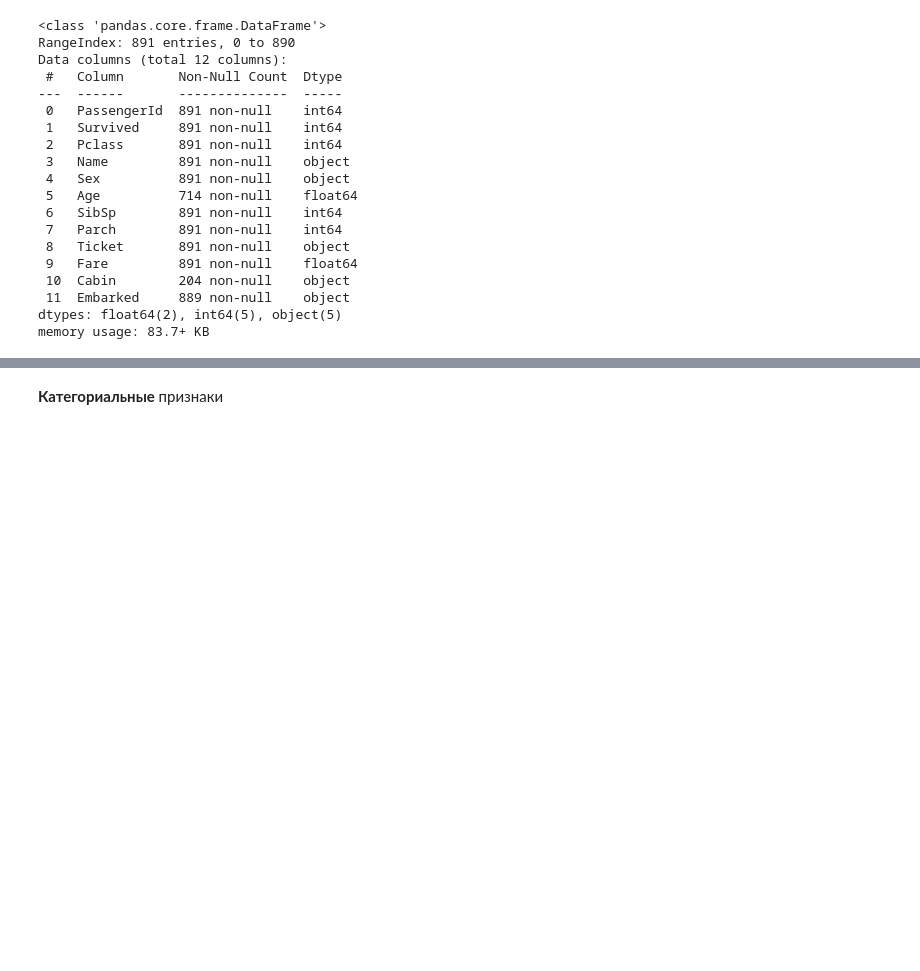
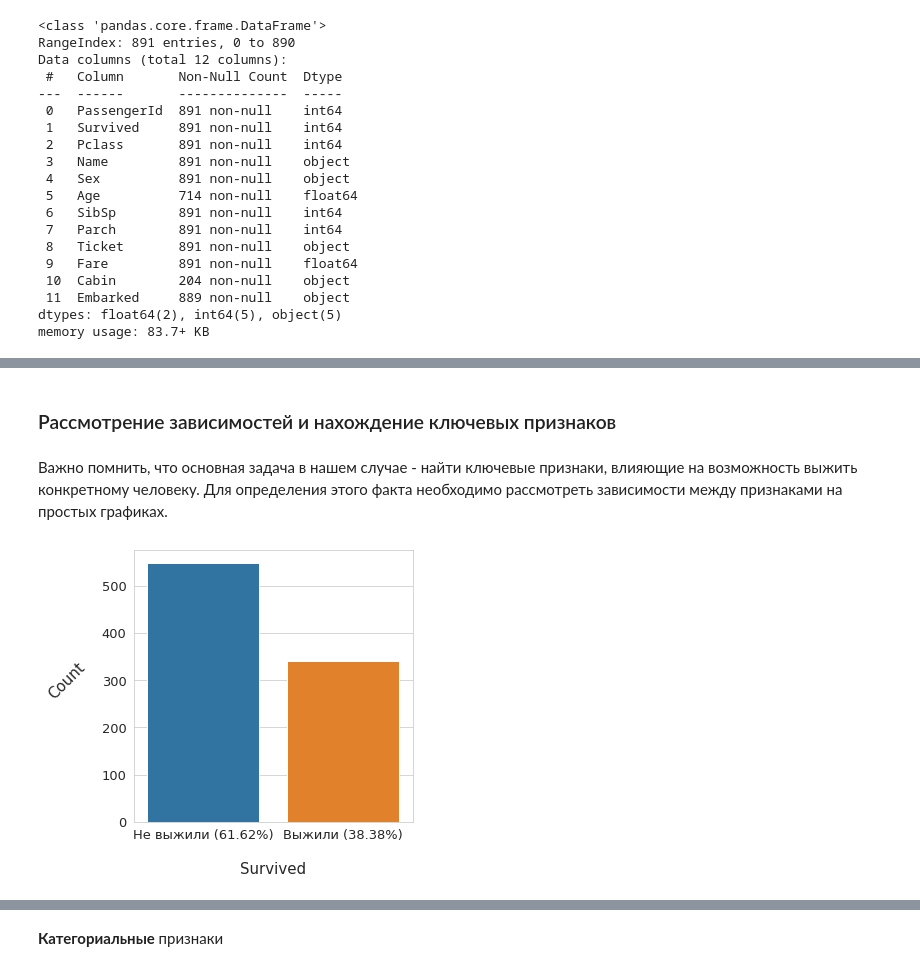
Before and after one commit to Lpshkn/Tutors, a Jupyter notebook: Practice/Titanic/Solution.ipynb, the cells around one changed output, grey strips where cells are left out. Drawn from its saved outputs; the diff is of its cells as text; code cells hidden in the pictures; blank space fills up the shorter version.

```diff
--- a/Practice/Titanic/Solution.ipynb
+++ b/Practice/Titanic/Solution.ipynb
@@ -78,0 +199,18 @@ memory usage: 83.7+ KB
+# %% [markdown]
+### Рассмотрение зависимостей и нахождение ключевых признаков
+# %% [markdown]
+Важно помнить, что основная задача в нашем случае - найти ключевые признаки, влияющие на возможность выжить конкретному человеку. Для определения этого факта необходимо рассмотреть зависимости между признаками на простых графиках.
+# %%
+plt.figure(figsize=(5, 5))
+sns.countplot(x=df_train['Survived'])
+plt.xlabel('Survived', fontsize=15, labelpad=20)
+plt.ylabel('Count', fontsize=15, rotation=45, labelpad=30)
+
+survived_count = df_train[df_train['Survived']==1].shape[0]
+not_survived_count = df_train[df_train['Survived']==0].shape[0]
+all_count = df_train.shape[0]
+plt.xticks((0, 1), labels=['Не выжили ({0:.2%})'.format(not_survived_count/all_count),
+                           'Выжили ({0:.2%})'.format(survived_count/all_count)])
+plt.tick_params(labelsize=13)
+# %% [output]
+[figure, added]
```
Also changed, not shown: parts of 29 cells of this notebook.
